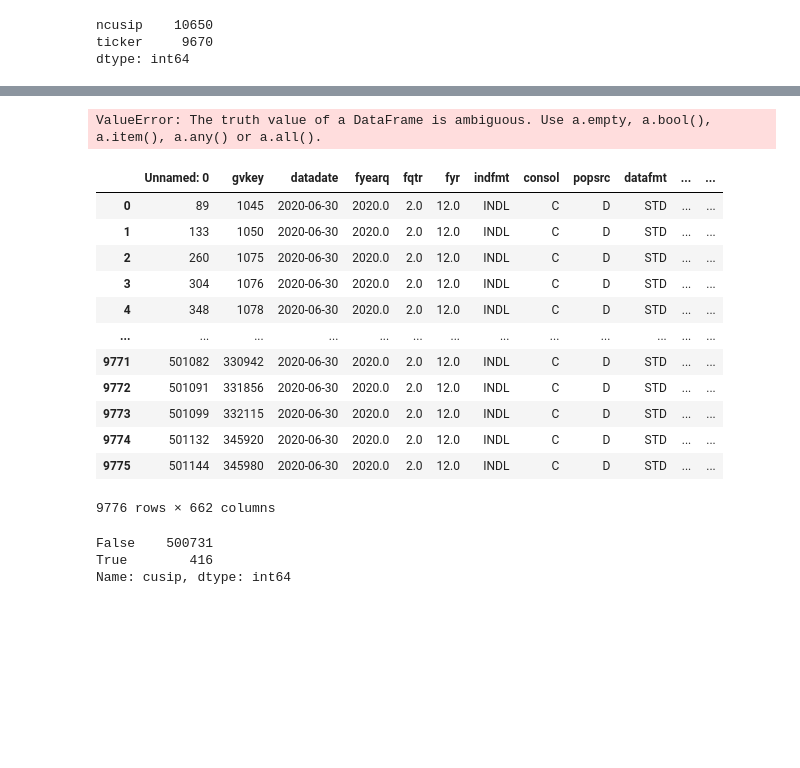
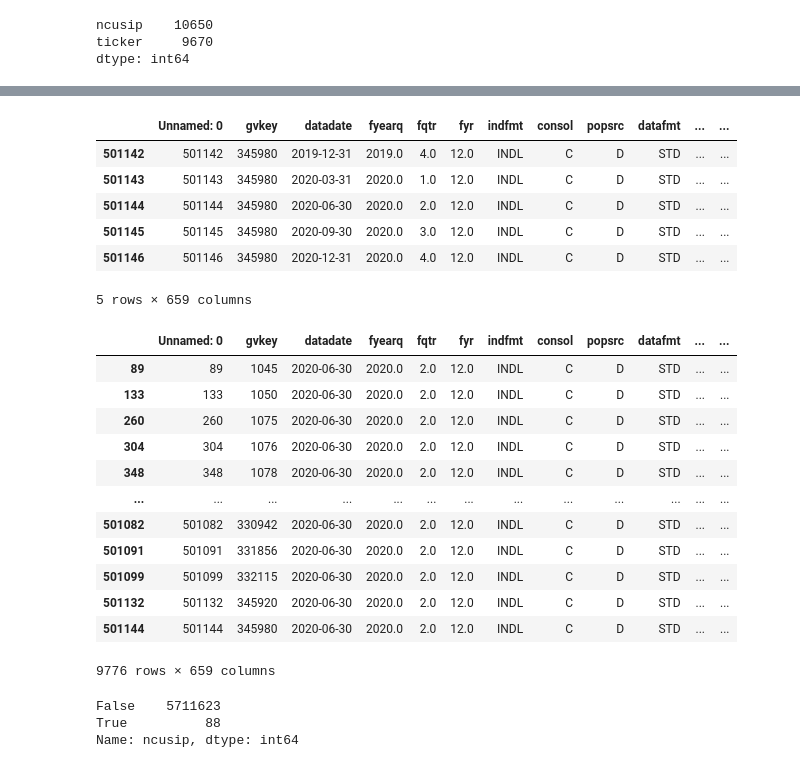
Before and after one commit to jordanweintraub914/GBUS-424-Project-, a Jupyter notebook: info.ipynb, the cells around one changed output, grey strips where cells are left out. Cells and saved outputs as stored; diff of their text form; code cells hidden in the pictures; blank space fills up the shorter version.

```diff
--- a/info.ipynb
+++ b/info.ipynb
@@ -242,3 +229,0 @@ q3_2020a
-# %%
-fundamentals['datadate'] = pd.to_datetime(fundamentals['datadate'], format='%Y%m%d', errors='coerce') #change dates format
-fundamentals.tail()
@@ -253,47 +246,66 @@ fundamentals.tail()
+# %%
+fundamentals.tail()
+# %% [output]
+|  | Unnamed: 0 | gvkey | datadate | fyearq | fqtr | fyr | indfmt | consol | popsrc | datafmt | ... | ... |
+| 501142 | 501142 | 345980 | 2019-12-31 | 2019.0 | 4.0 | 12.0 | INDL | C | D | STD | ... | ... |
+| 501143 | 501143 | 345980 | 2020-03-31 | 2020.0 | 1.0 | 12.0 | INDL | C | D | STD | ... | ... |
+| 501144 | 501144 | 345980 | 2020-06-30 | 2020.0 | 2.0 | 12.0 | INDL | C | D | STD | ... | ... |
+| 501145 | 501145 | 345980 | 2020-09-30 | 2020.0 | 3.0 | 12.0 | INDL | C | D | STD | ... | ... |
+| 501146 | 501146 | 345980 | 2020-12-31 | 2020.0 | 4.0 | 12.0 | INDL | C | D | STD | ... | ... |
+5 rows × 659 columns
 # %%
-    if fundamentals[fundamentals["datadate"] == "2020-06-30"]:
-        Merge = pd.merge(fundamentals, q3_2020a,left_on='cusip', right_on='ncusip',indicator=True, validate='one_to_one')
+#     if fundamentals[fundamentals["datadate"] == "2020-06-30"]:
+#         Merge = pd.merge(fundamentals, q3_2020a,left_on='cusip', right_on='ncusip',indicator=True, validate='one_to_one')
 
 
-Merge
-# >>> df[(df['py-score'] >= 80) & (df['js-score'] >= 80)]
+# Merge
+
+
+# # >>> df[(df['py-score'] >= 80) & (df['js-score'] >= 80)]
-# %% [output]
-ValueError: The truth value of a DataFrame is ambiguous. Use a.empty, a.bool(), a.item(), a.any() or a.all().
 # %%
 # Merge = pd.merge(fundamentals.loc[fundamentals['datadate']]=='2020-06-30', q3_2020a,left_on='cusip', right_on='ncusip', how='right',indicator=True,validate='many_to_one')
 # Merge.tail(20)
 
 q1_2020_acct = fundamentals[fundamentals['datadate'] == '2020-03-31']
 q2_2020_acct = fundamentals[fundamentals['datadate'] == '2020-06-30']
 q3_2020_acct = fundamentals[fundamentals['datadate'] == '2020-09-30']
 q4_2020_acct = fundamentals[fundamentals['datadate'] == '2020-12-31']
+q1_2020_acct = fundamentals[fundamentals['datadate'] == '2020-03-31']
+q2_2020_acct = fundamentals[fundamentals['datadate'] == '2020-06-30']
+q3_2020_acct = fundamentals[fundamentals['datadate'] == '2020-09-30']
+q4_2020_acct = fundamentals[fundamentals['datadate'] == '2020-12-31']
 
 q2_2020_acct
 
 
+#df[(df['date'] > '2013-01-01') & (df['date'] < '2013-02-01')]
 
-Merge = pd.merge(q2_2020_acct, q3_2020a,left_on='cusip', right_on='ncusip',how='left',indicator=True)
-Merge
+# Merge = pd.merge(q2_2020_acct, q3_2020,left_on='cusip', right_on='ncusip',how='left',indicator=True)
+# Merge
 # %% [output]
 |  | Unnamed: 0 | gvkey | datadate | fyearq | fqtr | fyr | indfmt | consol | popsrc | datafmt | ... | ... |
-| 0 | 89 | 1045 | 2020-06-30 | 2020.0 | 2.0 | 12.0 | INDL | C | D | STD | ... | ... |
-| 1 | 133 | 1050 | 2020-06-30 | 2020.0 | 2.0 | 12.0 | INDL | C | D | STD | ... | ... |
-| 2 | 260 | 1075 | 2020-06-30 | 2020.0 | 2.0 | 12.0 | INDL | C | D | STD | ... | ... |
-| 3 | 304 | 1076 | 2020-06-30 | 2020.0 | 2.0 | 12.0 | INDL | C | D | STD | ... | ... |
-| 4 | 348 | 1078 | 2020-06-30 | 2020.0 | 2.0 | 12.0 | INDL | C | D | STD | ... | ... |
+| 89 | 89 | 1045 | 2020-06-30 | 2020.0 | 2.0 | 12.0 | INDL | C | D | STD | ... | ... |
+| 133 | 133 | 1050 | 2020-06-30 | 2020.0 | 2.0 | 12.0 | INDL | C | D | STD | ... | ... |
+| 260 | 260 | 1075 | 2020-06-30 | 2020.0 | 2.0 | 12.0 | INDL | C | D | STD | ... | ... |
+| 304 | 304 | 1076 | 2020-06-30 | 2020.0 | 2.0 | 12.0 | INDL | C | D | STD | ... | ... |
+| 348 | 348 | 1078 | 2020-06-30 | 2020.0 | 2.0 | 12.0 | INDL | C | D | STD | ... | ... |
 | ... | ... | ... | ... | ... | ... | ... | ... | ... | ... | ... | ... | ... |
-| 9771 | 501082 | 330942 | 2020-06-30 | 2020.0 | 2.0 | 12.0 | INDL | C | D | STD | ... | ... |
-| 9772 | 501091 | 331856 | 2020-06-30 | 2020.0 | 2.0 | 12.0 | INDL | C | D | STD | ... | ... |
-| 9773 | 501099 | 332115 | 2020-06-30 | 2020.0 | 2.0 | 12.0 | INDL | C | D | STD | ... | ... |
-| 9774 | 501132 | 345920 | 2020-06-30 | 2020.0 | 2.0 | 12.0 | INDL | C | D | STD | ... | ... |
-| 9775 | 501144 | 345980 | 2020-06-30 | 2020.0 | 2.0 | 12.0 | INDL | C | D | STD | ... | ... |
+| 501082 | 501082 | 330942 | 2020-06-30 | 2020.0 | 2.0 | 12.0 | INDL | C | D | STD | ... | ... |
+| 501091 | 501091 | 331856 | 2020-06-30 | 2020.0 | 2.0 | 12.0 | INDL | C | D | STD | ... | ... |
+| 501099 | 501099 | 332115 | 2020-06-30 | 2020.0 | 2.0 | 12.0 | INDL | C | D | STD | ... | ... |
+| 501132 | 501132 | 345920 | 2020-06-30 | 2020.0 | 2.0 | 12.0 | INDL | C | D | STD | ... | ... |
+| 501144 | 501144 | 345980 | 2020-06-30 | 2020.0 | 2.0 | 12.0 | INDL | C | D | STD | ... | ... |
-9776 rows × 662 columns
+9776 rows × 659 columns
 # %%
-#df['your_column_name'].isin(df2['your_column_name']).value_counts()
 #returns['ncusip'].isin(fundamentals['cusip']).value_counts() #ncusip appears in fundamental 88 times
-fundamentals['cusip'].isin(returns['ncusip']).value_counts() #cusip appears in returns 416 matches
-#q3_2020a['ncusip'].isin(q2_2020_acct['cusip']).value_counts() #0 times!!!! 0 for acct q1,q3,q4 as well
+#fundamentals['cusip'].isin(returns['ncusip']).value_counts() #cusip appears in returns 416 matches
+
+#q3_2020['ncusip'].isin(q2_2020_acct['cusip']).value_counts() #0 times!!!! 0 for acct q1,q3,q4 as well
+#q3_2020_acct['cusip'].isin(q3_2020['ncusip']).value_counts() #0 times!!!! 0 for acct q1,q2,q3,q4 as well
-# %% [output]
-False    500731
-True        416
-Name: cusip, dtype: int64
+# %%
+fundamentals['cusip'].isin(returns['ncusip']).value_counts() #cusip appears in returns 416 matches
+returns['ncusip'].isin(fundamentals['cusip']).value_counts() #ncusip appears in fundamental 88 times
+# %% [output]
+False    5711623
+True          88
+Name: ncusip, dtype: int64
```
Also changed, not shown: parts of 16 cells of this notebook.
